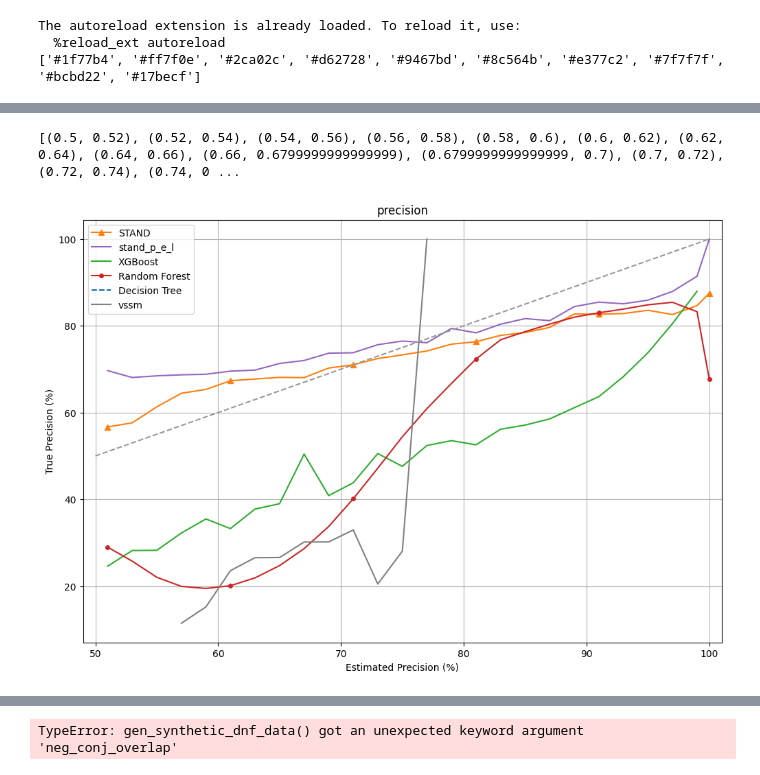
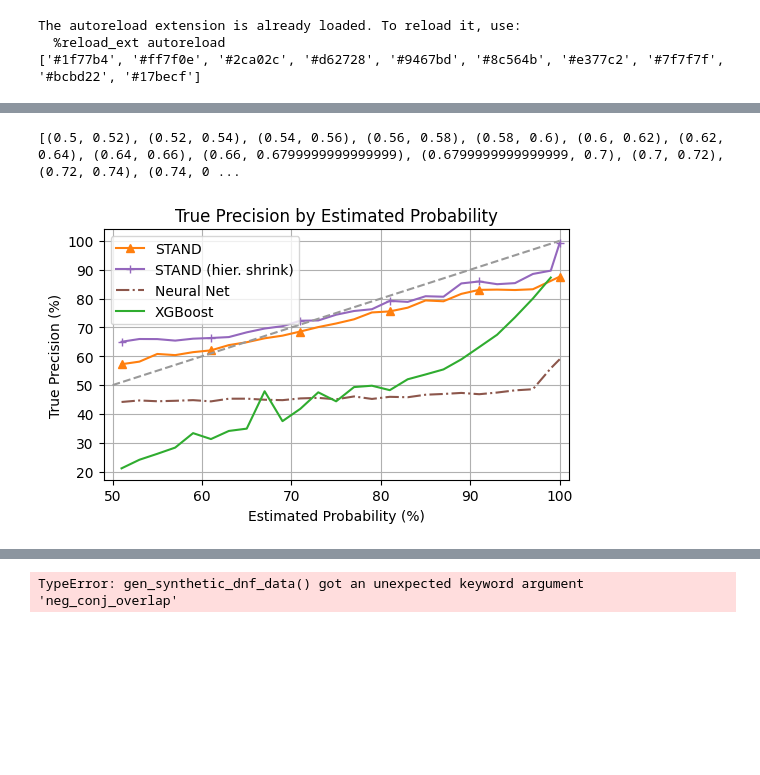
Before and after one commit to DannyWeitekamp/stand_eval, a Jupyter notebook: Sim Plots.ipynb, the cells around one changed output, grey strips where cells are left out. Cells and saved outputs as stored; diff of their text form; code cells hidden in the pictures; blank space fills up the shorter version.

```diff
--- a/Sim Plots.ipynb
+++ b/Sim Plots.ipynb
@@ -350,5 +363,4 @@ Total Error Reoccurance:
 # %%
-stat_sets_by_model = load_stat_sets("sim_saves/*")
 
 #DEFAULT_CERT_BINS = [( .5+(.01*(i)), .5+(.01*(i+1)) ) for i in range(50)]+[(1.0,1.0)]
 DEFAULT_CERT_BINS = [( .5+(.02*(i)), .5+(.02*(i+1)) ) for i in range(25)]+[(1.0,1.0)]
@@ -357,9 +369,9 @@ print(DEFAULT_CERT_BINS)
 
 def plot_prec(bin_means, curve_by_model, title=None, skip=[], y_lim=None, x_lim=(49,101), h_line=None,
               line=None, smooth=0.0,
-              x_label="Estimated Precision (%)", y_label="True Precision (%)", save_name=None, show_active=False):
+              x_label="Estimated Probability (%)", y_label="True Precision (%)", save_name=None, show_active=False):
 
-    plt.figure(figsize=(12,8))
+    plt.figure(figsize=(6,3.25))
 
     title = title if title else stat
 
@@ -373,50 +385,57 @@ def plot_prec(bin_means, curve_by_model, title=None, skip=[], y_lim=None, x_lim=
                  label=label, **marker_props)
     plt.grid()
     plt.title(title)
     plt.legend()
     if(line is not None): plt.plot([x[0] for x in line], [x[1] for x in line], linestyle='--', color="#999")
     if(h_line is not None): plt.hlines(h_line, *x_lim, linestyle='--', color="#999")
     if(x_lim): plt.xlim(*x_lim)
     if(y_lim): plt.ylim(*y_lim)
     if(x_label): plt.xlabel(x_label)
     if(y_label): plt.ylabel(y_label)
 
     if(save_name):
         os.makedirs("sim_plots", exist_ok=True)
         plt.savefig(f"sim_plots/{save_name}.png", bbox_inches='tight')
         plt.savefig(f"sim_plots/{save_name}.pdf", bbox_inches='tight', format='pdf')
     plt.show()
 
-
-res_by_model = {k:np.nan*np.ones(len(DEFAULT_CERT_BINS)) for k in stat_sets_by_model}
-prec_by_model = {k:np.nan*np.ones(len(DEFAULT_CERT_BINS)) for k in stat_sets_by_model}
-bin_means = np.empty(len(DEFAULT_CERT_BINS))
-for i, cert_bin in enumerate(DEFAULT_CERT_BINS):
-    c_min, c_max = cert_bin
-    c_mean = (c_min + c_max) / 2
-    c_hrng = (c_max - c_min) / 2
-    #print(cert_bin)
-    prec = aggregate_stat(stat_sets_by_model, ('total_precision', cert_bin), np.nanmean,
-                          (('bin_n', cert_bin), lambda x: x >= 20))
-    #TP_n = aggregate_stat(stat_sets_by_model, ('TP_n', cert_bin), np.sum, (()))
-    #bin_n = aggregate_stat(stat_sets_by_model, ('bin_n', cert_bin), np.sum)
-    #prec = {k:TP_n[k]/bin_n[k] for k in TP_n}
+def plot_precision_curve(stat_sets_by_model,**kwargs):
+    res_by_model = {k:np.nan*np.ones(len(DEFAULT_CERT_BINS)) for k in stat_sets_by_model}
+    prec_by_model = {k:np.nan*np.ones(len(DEFAULT_CERT_BINS)) for k in stat_sets_by_model}
+    bin_means = np.empty(len(DEFAULT_CERT_BINS))
+    for i, cert_bin in enumerate(DEFAULT_CERT_BINS):
+        c_min, c_max = cert_bin
+        c_mean = (c_min + c_max) / 2
+        c_hrng = (c_max - c_min) / 2
+        #print(cert_bin)
+        prec = aggregate_stat(stat_sets_by_model, ('total_precision', cert_bin), np.nanmean,
+                              (('bin_n', cert_bin), lambda x: x >= 20))
+        #TP_n = aggregate_stat(stat_sets_by_model, ('TP_n', cert_bin), np.sum, (()))
+        #bin_n = aggregate_stat(stat_sets_by_model, ('bin_n', cert_bin), np.sum)
+        #prec = {k:TP_n[k]/bin_n[k] for k in TP_n}
 
 
-    bin_means[i] = c_mean
-    for k,p in prec.items():
-        res_by_model[k][i] = p-c_mean
-        prec_by_model[k][i] = p
+        bin_means[i] = c_mean
+        for k,p in prec.items():
+            res_by_model[k][i] = p-c_mean
+            prec_by_model[k][i] = p
 
 #print(prec_by_model)
 
-plot_prec(bin_means, prec_by_model, 'precision', line=[(50,50),(100,100)])
+    plot_prec(bin_means, prec_by_model, line=[(50,50),(100,100)], **kwargs)
+
+
+stat_sets_by_model = load_stat_sets("sim_saves/*")
+stat_sets_pred_models = {k:v for k,v in stat_sets_by_model.items() if not any(x in k for x in ["VSSM", "decision_tree"])}
+
+plot_precision_curve(stat_sets_pred_models,
+                     title="True Precision by Estimated Probability", save_name='prec')
     #prec = stats[('total_precision', cert_bin)]
     #TP_n = stats[('TP_n', cert_bin)]
     #bin_n = stats[('bin_n', cert_bin)]
 
 #plot_stat(aggregate_active_utility(stat_sets_by_model, "accuracies"),
 #                  "Active Learning Utility", h_line=100)
 # %% [output]
 [(0.5, 0.52), (0.52, 0.54), (0.54, 0.56), (0.56, 0.58), (0.58, 0.6), (0.6, 0.62), (0.62, 0.64), (0.64, 0.66), (0.66, 0.6799999999999999), (0.6799999999999999, 0.7), (0.7, 0.72), (0.72, 0.74), (0.74, 0 ...
-[figure, old version]
+[figure, new version]
```
Also changed, not shown: parts of 7 cells of this notebook, 1 other file.
